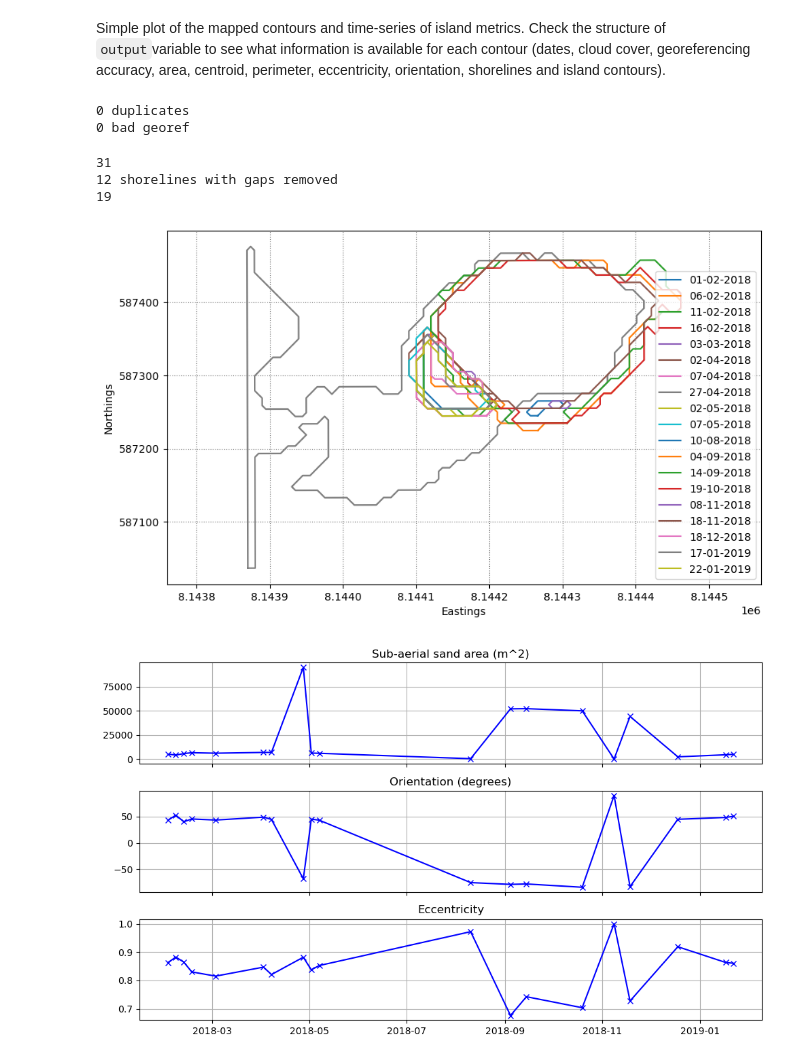
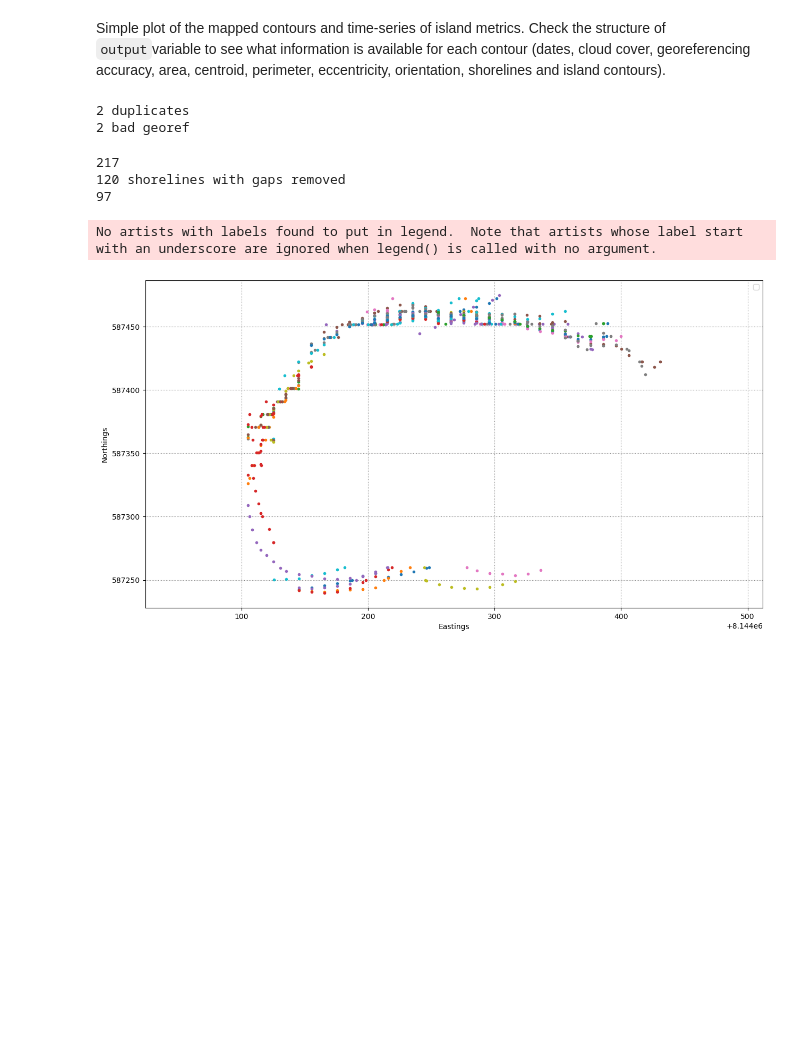
Before and after one commit to Wzesk/CoastSat, a Jupyter notebook: Madhirivaadhoo_island.ipynb, the cells around one changed output. Saved outputs shown, nothing was run; the diff lists cells and outputs as text; code cells hidden in the pictures; blank space fills up the shorter version.

```diff
--- a/Madhirivaadhoo_island.ipynb
+++ b/Madhirivaadhoo_island.ipynb
@@ -21,7 +18,7 @@ The autoreload extension is already loaded. To reload it, use:
 # region of interest (longitude, latitude in WGS84), can be loaded from a .kml polygon
 polygon = SDS_tools.polygon_from_kml(os.path.join(os.getcwd(), 'example','Madhirivaadhoo.kml'))
 # date range
-dates = ['2018-01-01', '2024-01-01']
+dates = ['2018-01-01', '2024-03-01']
 # satellite missions
 sat_list = ['S2','L8']
 # choose Landsat collection 'C01' or 'C02'
@@ -34,6 +31,3 @@ filepath = os.path.join(os.getcwd(), 'data')
 
 inputs = {'polygon': polygon, 'dates': dates, 'sat_list': sat_list, 'sitename': sitename, 'filepath':filepath,
          'landsat_collection': collection}
-
-# before downloading the images, check how many images are available for your inputs
-SDS_download.check_images_available(inputs);
@@ -77,7 +74,7 @@ settings = {
     'output_epsg': 3857,        # epsg code of spatial reference system desired for the output
     # quality control:
     'check_detection': False,    # if True, shows each shoreline detection to the user for validation
-    'adjust_detection': True,  # if True, allows user to adjust the postion of each shoreline by changing the threhold
+    'adjust_detection': False,  # if True, allows user to adjust the postion of each shoreline by changing the threhold
     'check_detection_sand_poly': False, # if True, uses sand polygon for detection and shows user for validation
     'save_figure': True,               # if True, saves a figure showing the mapped shoreline for each image
     # add the inputs defined previously
@@ -116,9 +115,14 @@ Reference shoreline coordinates are in epsg:3857
 Extracts the 2D island contours from the images in the spatial reference system specified by the user in `'output_epsg'`. The mapped shorelines are saved into `output.pkl` (under *./data/sitename*) and `output.geojson` (to be used in a GIS software).
 
 If you see that the sand pixels on the images are not being identified, change the parameter `sand_color` from `default` to `dark` or `bright` depending on the color of your beach.
+# %%
+#if periodic, set the last point equal to the first point
+settings['periodic'] = True
+# fit a nurbs curve through the shoreline
+settings['reference_nurbs'] = SDS_universal_transects.fit_nurbs(settings['reference_shoreline'],degree=3,size=24,periodic=settings['periodic'])
 # %%
 %matplotlib qt
-output = SDS_islands.extract_sand_poly(metadata, settings)
-output
+output = SDS_shoreline.extract_shorelines(metadata, settings)
+#output
 # %% [output]
 Mapping shorelines:
@@ -151,41 +142,29 @@ output = SDS_tools.remove_duplicates(output)
 # remove inaccurate georeferencing (set threshold to 10 m)
 output = SDS_tools.remove_inaccurate_georef(output, 10)
 # %% [output]
-0 duplicates
-0 bad georef
+2 duplicates
+2 bad georef
 # %%
 print(len(output['dates']))
 output = SDS_universal_transects.remove_gaps(output,100)
 print(len(output['dates']))
 # %% [output]
-31
-12 shorelines with gaps removed
-19
+217
+120 shorelines with gaps removed
+97
 # %%
 %matplotlib inline
-# plot the sand polygons
-fig = plt.figure(figsize=(10,6))
+fig = plt.figure(figsize=[15,8])
 plt.axis('equal')
 plt.xlabel('Eastings')
 plt.ylabel('Northings')
 plt.grid(linestyle=':', color='0.5')
 for i in range(len(output['shorelines'])):
-    sl = output['sand_points'][i]
+    sl = output['shorelines'][i]
     date = output['dates'][i]
-    plt.plot(sl[:,0], sl[:,1], '-', label=date.strftime('%d-%m-%Y'))
-plt.legend()
-
-# plot time-series of island metrics (area, orientation, eccentricity)
-fig, ax = plt.subplots(3,1, figsize=(10,6), tight_layout=True, sharex=True)
-ax[0].plot(output['dates'],output['sand_area'],'b-x')
-ax[0].grid('on')
-ax[0].set(title='Sub-aerial sand area (m^2)')
-ax[1].plot(output['dates'],np.array(output['sand_orientation'])*180/np.pi,'b-x')
-ax[1].grid('on')
-ax[1].set(title='Orientation (degrees)')
-ax[2].plot(output['dates'],output['sand_eccentricity'],'b-x')
-ax[2].grid('on')
-ax[2].set(title='Eccentricity');
+    plt.plot(sl[:,0], sl[:,1], '.')#, label=date.strftime('%d-%m-%Y'))
+plt.legend();
+plt.show()
 # %% [output]
+No artists with labels found to put in legend.  Note that artists whose label start with an underscore are ignored when legend() is called with no argument.
-[figure, old version]
+[figure, new version]
-[figure, removed]
```
Also changed, not shown: parts of 23 cells of this notebook, 9 other files.
